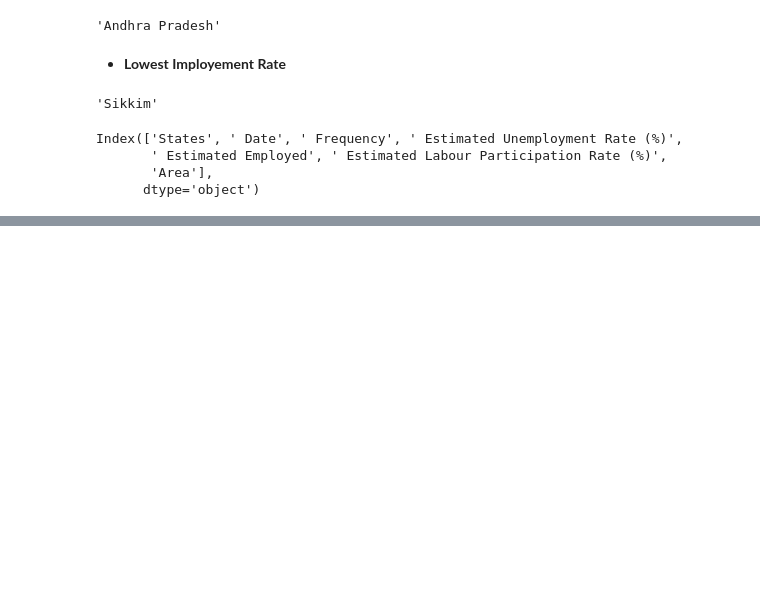
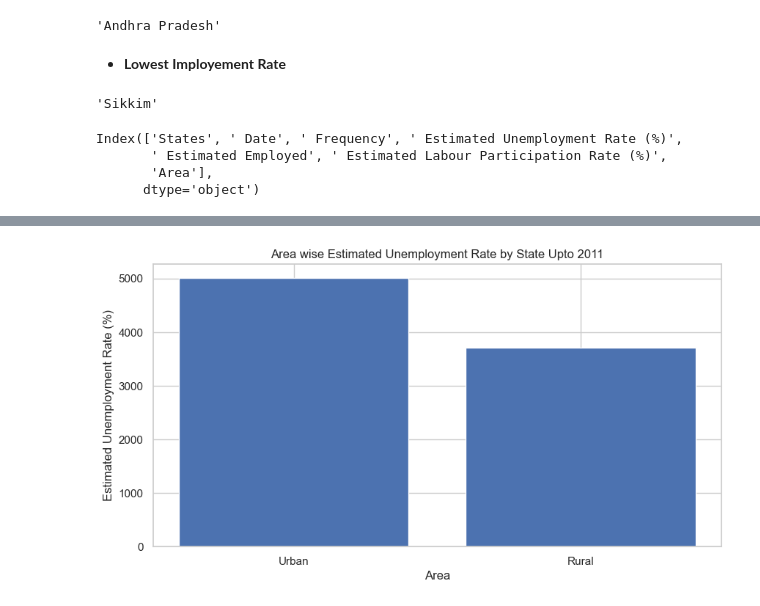
Before and after one commit to farazsfa007/OIBSIP, a Jupyter notebook: Unemployment Analysis/Imployment.ipynb, the cells around one changed output, grey strips where cells are left out. Saved outputs shown, nothing was run; the diff lists cells and outputs as text; code cells hidden in the pictures; blank space fills up the shorter version.

```diff
--- a/Unemployment Analysis/Imployment.ipynb
+++ b/Unemployment Analysis/Imployment.ipynb
@@ -296,0 +396,19 @@ df_Est
+# %%
+import matplotlib.pyplot as plt
+
+# Extract the states and unemployment rates from the DataFrame
+states = df_Est_area.index
+unemployment_rates = df_Est_area[' Estimated Unemployment Rate (%)']
+
+# Create a bar plot
+plt.figure(figsize=(10, 5))
+plt.bar(states, unemployment_rates)
+plt.xticks(rotation=0)
+plt.xlabel('Area')
+plt.ylabel('Estimated Unemployment Rate (%)')
+plt.title('Area wise Estimated Unemployment Rate by State Upto 2011')
+
+# Display the plot
+plt.show()
+# %% [output]
+[figure, added]
```
Also changed, not shown: parts of 27 cells of this notebook.
